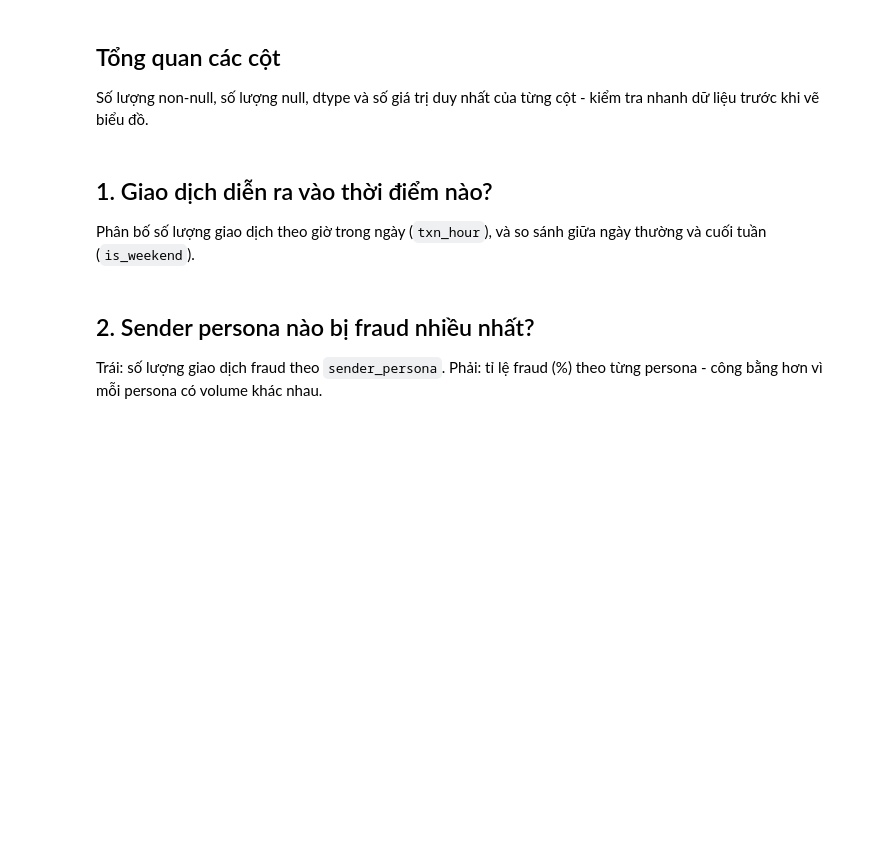
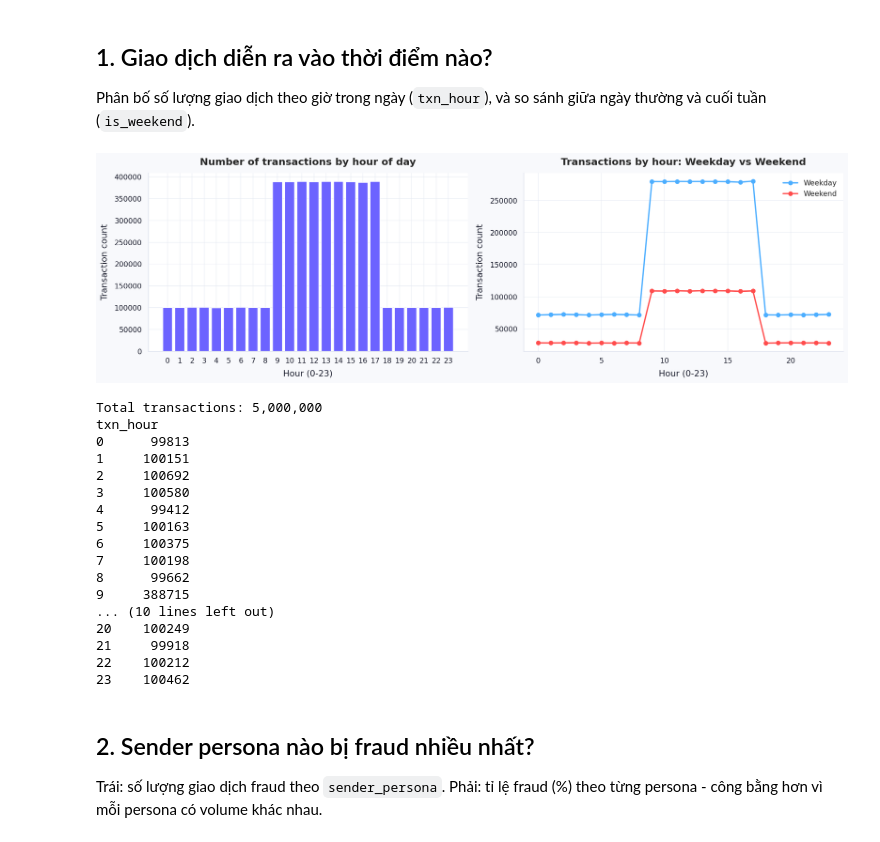
Before and after one commit to luunguyentankhai/Financial-Transactions-Fraud-Detection, a Jupyter notebook: eda/charts_vi.ipynb, the cells around one changed output. Drawn from its saved outputs; the diff is of its cells as text; code cells hidden in the pictures; blank space fills up the shorter version.

Commit message:
refactor: run code to show chart

```diff
--- a/eda/charts_vi.ipynb
+++ b/eda/charts_vi.ipynb
@@ -18,0 +77,7 @@ Bộ biểu đồ khám phá dữ liệu cho dataset giao dịch 5,000,000 dòng
+# %%
+df = pd.read_csv(
+    'data/transactions.csv',
+    dtype=dtype,
+    parse_dates=["timestamp"],
+)
+df.info()
@@ -95,6 +171,3 @@ def annotate_bars(ax, fmt="{:,.0f}", fontsize=9):
                         (val, p.get_y() + p.get_height() / 2),
                         ha="left", va="center", fontsize=fontsize,
                         color=PALETTE_TEXT, xytext=(4, 0), textcoords="offset points")
-# %% [markdown]
-## Tổng quan các cột
-Số lượng non-null, số lượng null, dtype và số giá trị duy nhất của từng cột - kiểm tra nhanh dữ liệu trước khi vẽ biểu đồ.
@@ -115,30 +177,49 @@ Phân bố số lượng giao dịch theo giờ trong ngày (`txn_hour`), và so
 # %%
 fig, axes = plt.subplots(1, 2, figsize=(16, 5))
 
 # (a) Number of transactions per hour of day
 hour_counts = df["txn_hour"].value_counts().sort_index()
 axes[0].bar(hour_counts.index, hour_counts.values, color=PALETTE_NEUTRAL, edgecolor="white")
-annotate_bars(axes[0], fmt="{:,.0f}")
+# annotate_bars(axes[0], fmt="{:,.0f}")
 axes[0].set_title("Number of transactions by hour of day")
 axes[0].set_xlabel("Hour (0-23)")
 axes[0].set_ylabel("Transaction count")
 axes[0].set_xticks(range(0, 24))
 
 # (b) Hourly pattern: weekday vs weekend
 weekend_map = df.groupby(["txn_hour", "is_weekend"]).size().unstack(fill_value=0)
 weekend_map.columns = ["Weekday", "Weekend"]
 weekend_map.plot(kind="line", marker="o", ax=axes[1],
                   color=[PALETTE_LEGIT, PALETTE_FRAUD], linewidth=2)
 axes[1].set_title("Transactions by hour: Weekday vs Weekend")
 axes[1].set_xlabel("Hour (0-23)")
 axes[1].set_ylabel("Transaction count")
 axes[1].legend(title=None, frameon=False)
 
 plt.tight_layout()
 plt.show()
 
 print(f"Total transactions: {len(df):,}")
 print(hour_counts.rename("count").to_string())
+# %% [output]
+[figure, added]
+Total transactions: 5,000,000
+txn_hour
+0      99813
+1     100151
+2     100692
+3     100580
+4      99412
+5     100163
+6     100375
+7     100198
+8      99662
+9     388715
+... (10 lines left out)
+20    100249
+21     99918
+22    100212
+23    100462
 # %% [markdown]
 ## 2. Sender persona nào bị fraud nhiều nhất?
 Trái: số lượng giao dịch fraud theo `sender_persona`. Phải: tỉ lệ fraud (%) theo từng persona - công bằng hơn vì mỗi persona có volume khác nhau.
```
Also changed, not shown: parts of 18 cells of this notebook.
